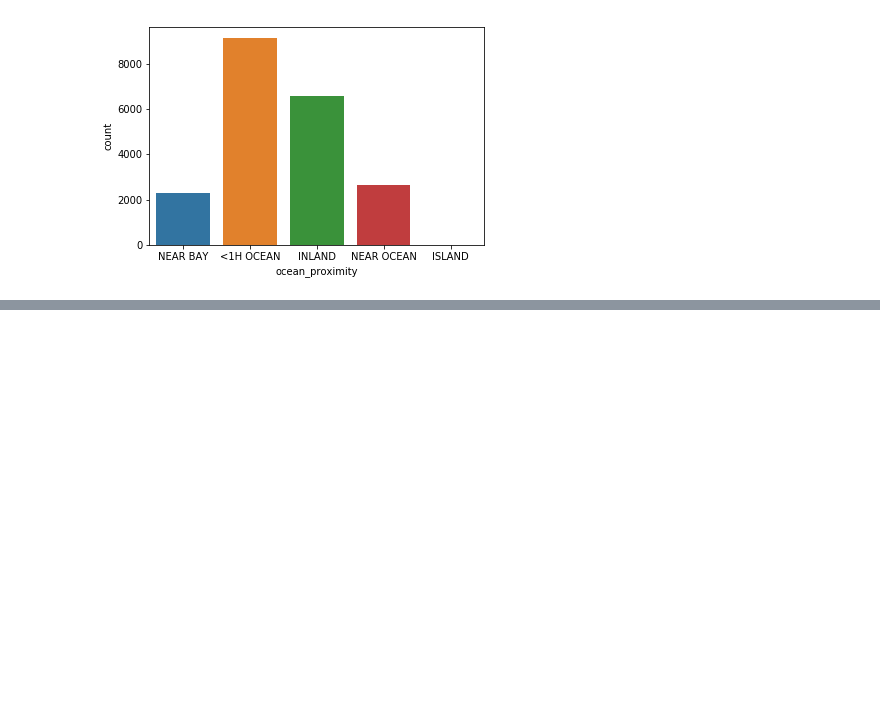
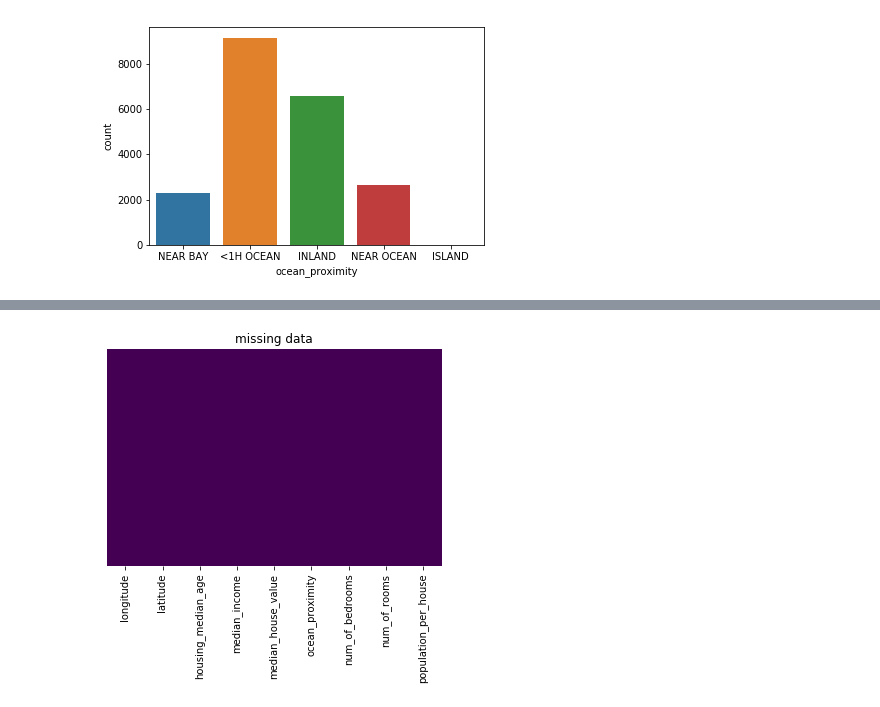
Before and after one commit to Tianyangg/Machine-learning-project, a Jupyter notebook: fakepython.ipynb, the cells around one changed output, grey strips where cells are left out. Saved outputs shown, nothing was run; the diff lists cells and outputs as text; code cells hidden in the pictures; blank space fills up the shorter version.

```diff
--- a/fakepython.ipynb
+++ b/fakepython.ipynb
@@ -129,0 +147,4 @@ sns.heatmap(cbar=False,annot=True,data=df.corr(),cmap='coolwarm')
+# %%
+ocean_num = {"ocean_proximity" : {"NEAR BAY": 1, "<1H OCEAN": 2, "INLAND": 3, "NEAR OCEAN": 4, "ISLAND": 5}}
+df.replace(ocean_num, inplace=True)
+df.head()
@@ -129,0 +171,8 @@ sns.heatmap(cbar=False,annot=True,data=df.corr(),cmap='coolwarm')
+# %%
+df.isnull().sum()
+sns.heatmap(df.isnull(),cmap='viridis',cbar=False,yticklabels=False)
+
+plt.title('missing data')
+plt.show()
+# %% [output]
+[figure, added]
```
Also changed, not shown: parts of 20 cells of this notebook, 3 other files.
